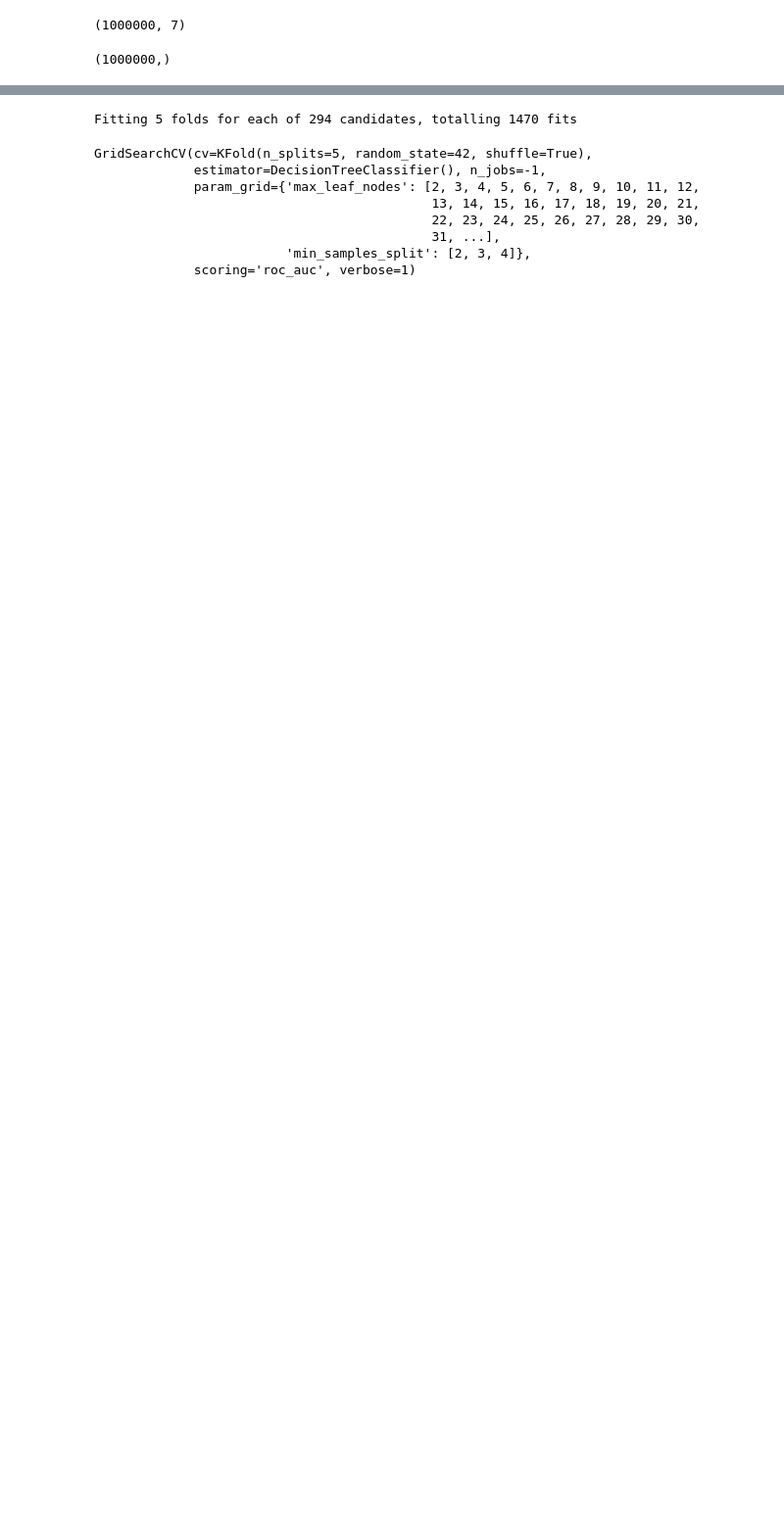
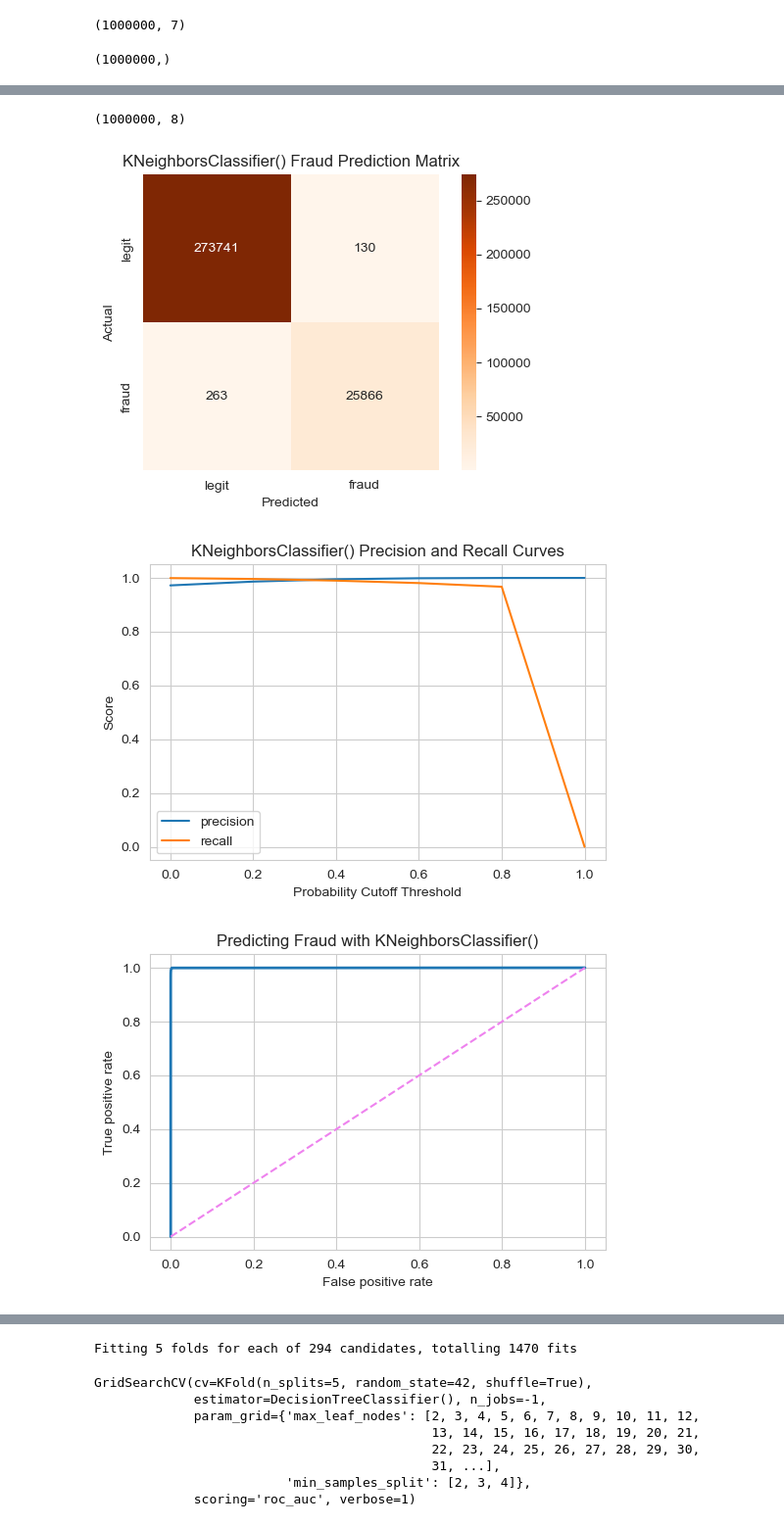
Before and after one commit to TheDataGeek/Predicting_Credit_Card_Fraud_with_Machine_Learning, a Jupyter notebook: 00_metis_milestone_submissions/04_project_final_ml_classification_tri_le.ipynb, the cells around one changed output, grey strips where cells are left out. Shown: that part at 98% size. Cells and saved outputs as stored; diff of their text form; code cells hidden in the pictures; blank space fills up the shorter version.

```diff
--- a/00_metis_milestone_submissions/04_project_final_ml_classification_tri_le.ipynb
+++ b/00_metis_milestone_submissions/04_project_final_ml_classification_tri_le.ipynb
@@ -595,0 +205,11 @@ plot_feature_importance(decisiontree.feature_importances_,X_train.columns,'DECIS
+# %%
+default_df.shape
+# %% [output]
+(1000000, 8)
+# %%
+knn = KNeighborsClassifier()
+model_metrics(knn, X, y)
+# %% [output]
+[figure, added]
+[figure, added]
+[figure, added]
```
Also changed, not shown: parts of 63 cells of this notebook, 39 other files.
